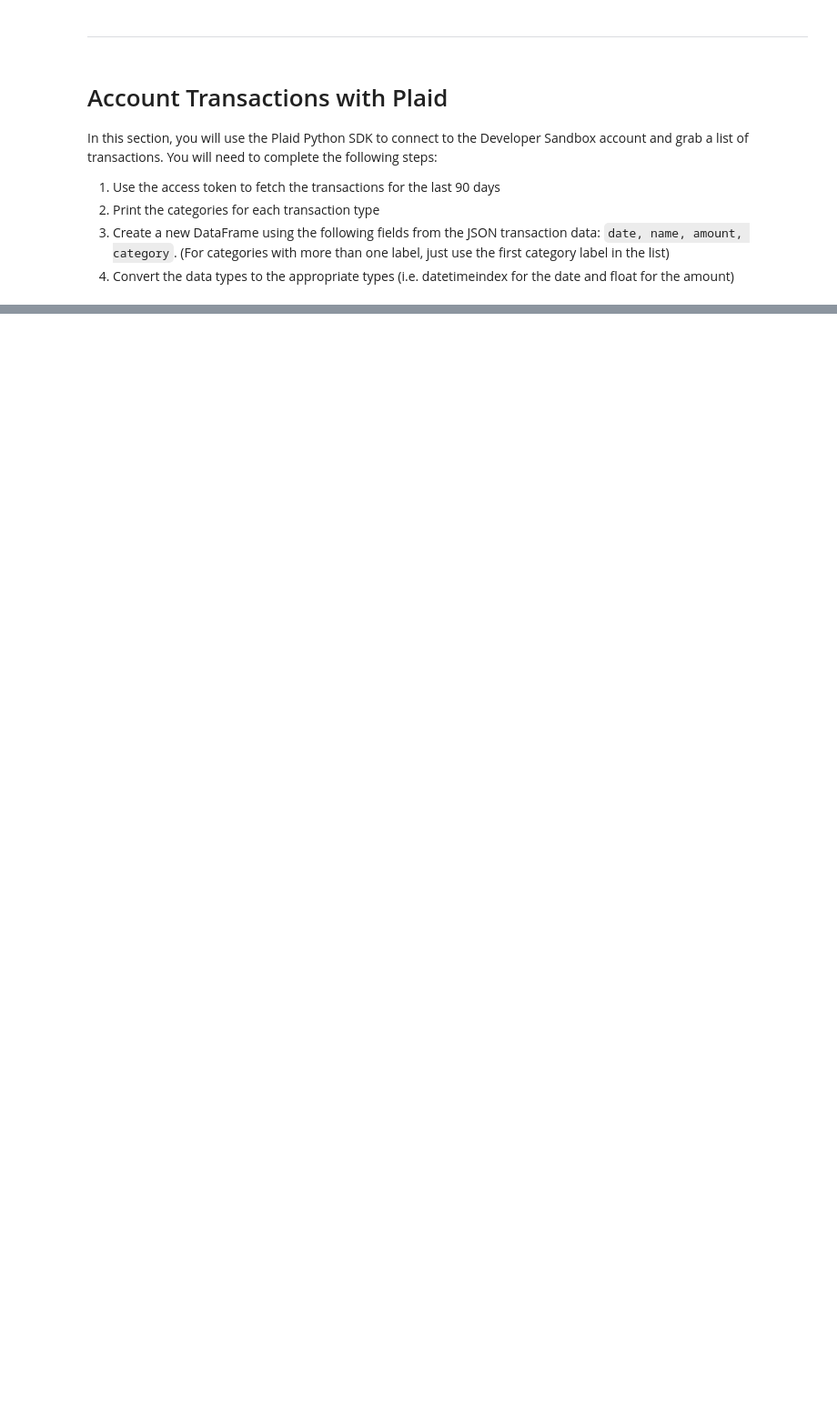
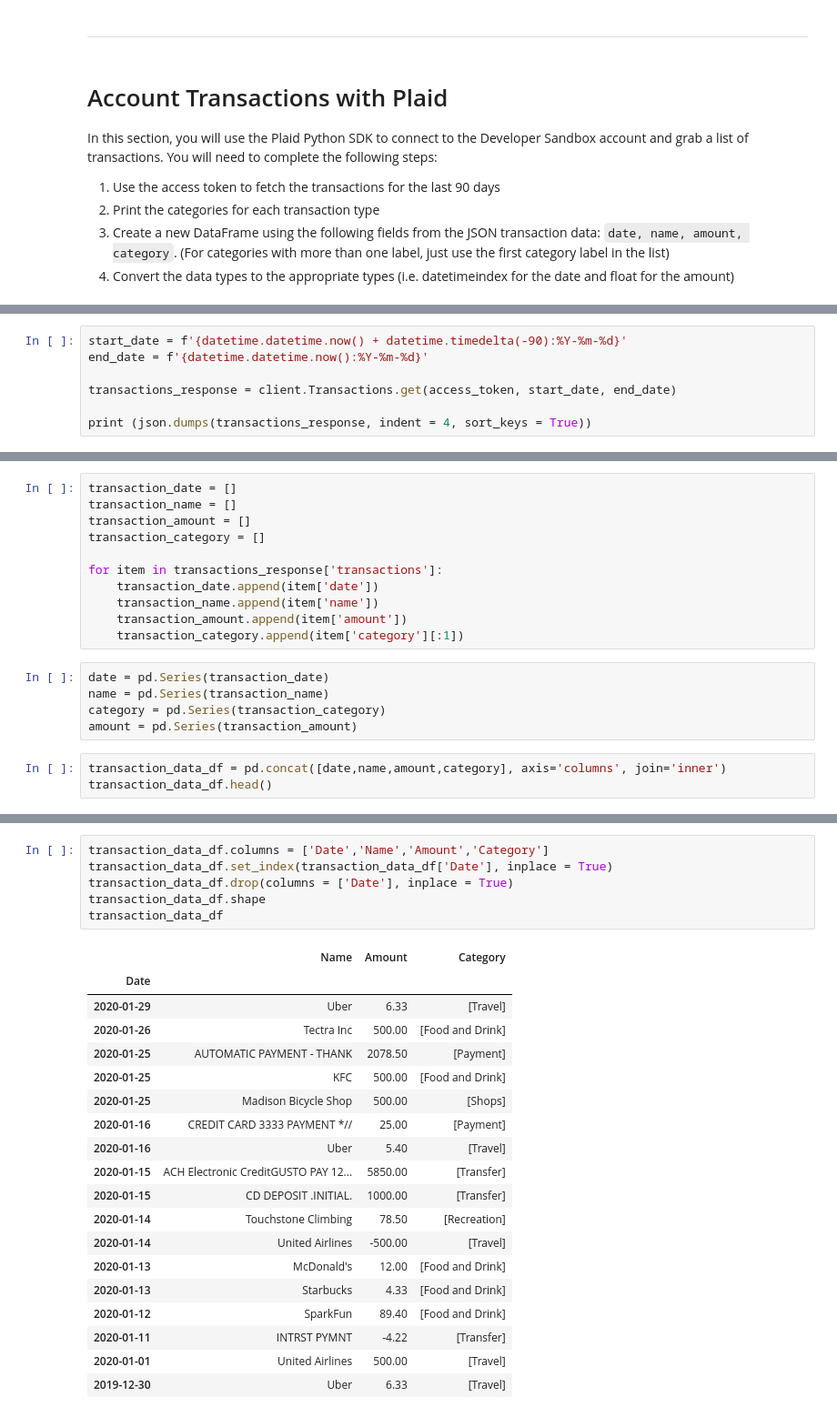
Before and after one commit to kitas91/API, a Jupyter notebook: account_summary.ipynb, the cells around one changed output, grey strips where cells are left out. Shown at 91% size. Cells and saved outputs as stored; diff of their text form; blank space fills up the shorter version.

```diff
--- a/account_summary.ipynb
+++ b/account_summary.ipynb
@@ -69,0 +72,7 @@ In this section, you will use the Plaid Python SDK to connect to the Developer S
+# %%
+start_date = f'{datetime.datetime.now() + datetime.timedelta(-90):%Y-%m-%d}'
+end_date = f'{datetime.datetime.now():%Y-%m-%d}'
+
+transactions_response = client.Transactions.get(access_token, start_date, end_date)
+
+print (json.dumps(transactions_response, indent = 4, sort_keys = True))
@@ -69,0 +125,19 @@ In this section, you will use the Plaid Python SDK to connect to the Developer S
+# %%
+transaction_date = []
+transaction_name = []
+transaction_amount = []
+transaction_category = []
+
+for item in transactions_response['transactions']:
+    transaction_date.append(item['date'])
+    transaction_name.append(item['name'])
+    transaction_amount.append(item['amount'])
+    transaction_category.append(item['category'][:1])
+# %%
+date = pd.Series(transaction_date)
+name = pd.Series(transaction_name)
+category = pd.Series(transaction_category)
+amount = pd.Series(transaction_amount)
+# %%
+transaction_data_df = pd.concat([date,name,amount,category], axis='columns', join='inner')
+transaction_data_df.head()
@@ -69,0 +151,26 @@ In this section, you will use the Plaid Python SDK to connect to the Developer S
+# %%
+transaction_data_df.columns = ['Date','Name','Amount','Category']
+transaction_data_df.set_index(transaction_data_df['Date'], inplace = True)
+transaction_data_df.drop(columns = ['Date'], inplace = True)
+transaction_data_df.shape
+transaction_data_df
+# %% [output]
+|  | Name | Amount | Category |
+| Date |  |  |  |
+| 2020-01-29 | Uber | 6.33 | [Travel] |
+| 2020-01-26 | Tectra Inc | 500.00 | [Food and Drink] |
+| 2020-01-25 | AUTOMATIC PAYMENT - THANK | 2078.50 | [Payment] |
+| 2020-01-25 | KFC | 500.00 | [Food and Drink] |
+| 2020-01-25 | Madison Bicycle Shop | 500.00 | [Shops] |
+| 2020-01-16 | CREDIT CARD 3333 PAYMENT *// | 25.00 | [Payment] |
+| 2020-01-16 | Uber | 5.40 | [Travel] |
+| 2020-01-15 | ACH Electronic CreditGUSTO PAY 12... | 5850.00 | [Transfer] |
+| 2020-01-15 | CD DEPOSIT .INITIAL. | 1000.00 | [Transfer] |
+| 2020-01-14 | Touchstone Climbing | 78.50 | [Recreation] |
+| 2020-01-14 | United Airlines | -500.00 | [Travel] |
+| 2020-01-13 | McDonald's | 12.00 | [Food and Drink] |
+| 2020-01-13 | Starbucks | 4.33 | [Food and Drink] |
+| 2020-01-12 | SparkFun | 89.40 | [Food and Drink] |
+| 2020-01-11 | INTRST PYMNT | -4.22 | [Transfer] |
+| 2020-01-01 | United Airlines | 500.00 | [Travel] |
+| 2019-12-30 | Uber | 6.33 | [Travel] |
```
Also changed, not shown: parts of 27 cells of this notebook, 1 other file.
